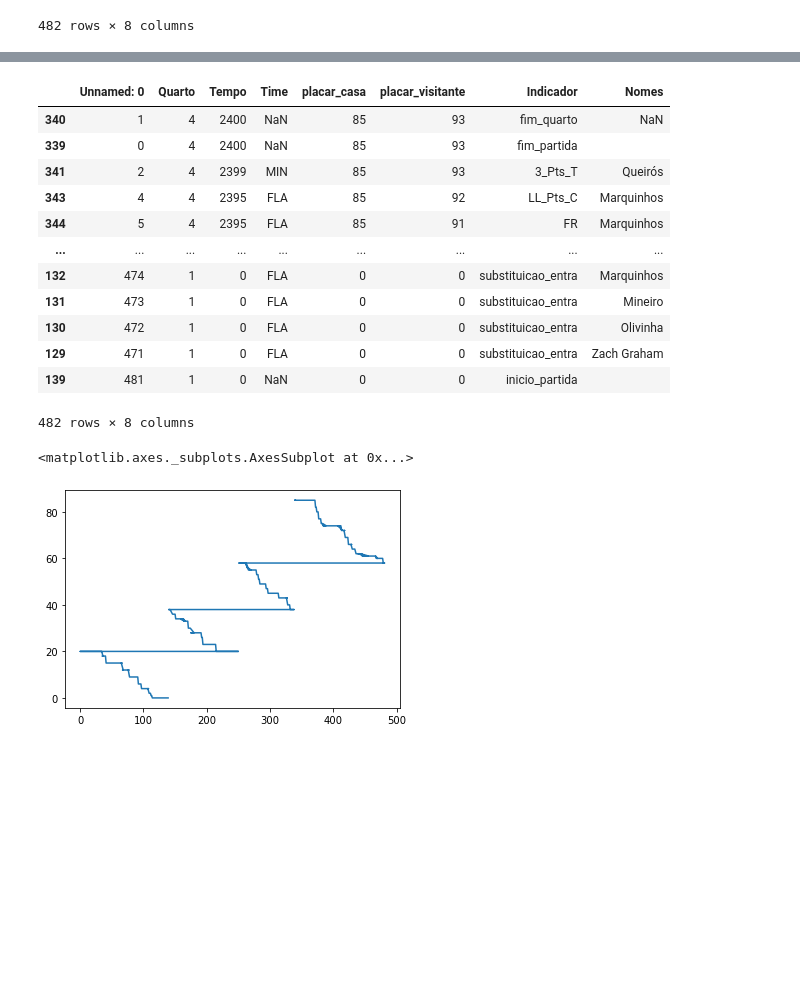
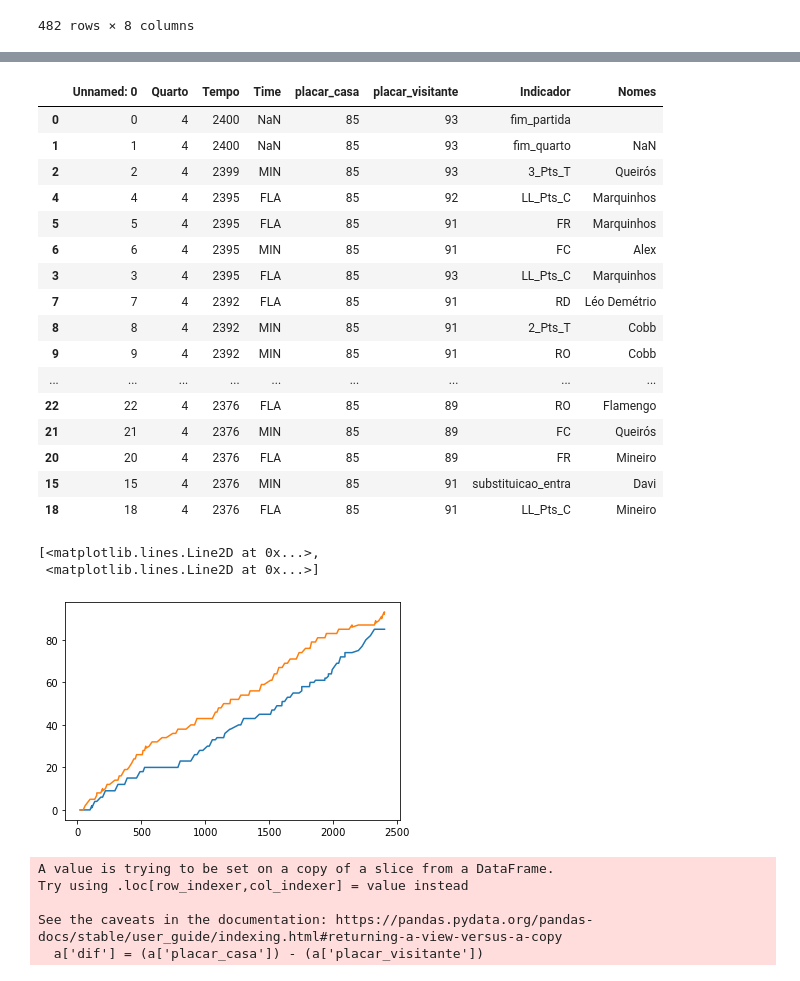
Before and after one commit to Rafael-Prochnow/Analise-descritiva-para-um-time, a Jupyter notebook: Jogada_Jogada.ipynb, the cells around one changed output, grey strips where cells are left out. Saved outputs shown, nothing was run; the diff lists cells and outputs as text; code cells hidden in the pictures; blank space fills up the shorter version.

```diff
--- a/Jogada_Jogada.ipynb
+++ b/Jogada_Jogada.ipynb
@@ -115,21 +67,25 @@ segundo_quarto
 # %%
-jogada_jogada = pd.concat([primeiro_quarto, segundo_quarto, terceiro_quarto, quarto_quarto,
-                          quinto_quarto, sexto_quarto, setimo_quarto], ignore_index=True)
+jogada_jogada = pd.concat([setimo_quarto, sexto_quarto, quinto_quarto, quarto_quarto, terceiro_quarto,
+                          segundo_quarto, primeiro_quarto], ignore_index=True)
 # %%
 jogada_jogada.sort_values(by='Tempo', ascending=False, inplace=True)
 # %%
-jogada_jogada
+jogada_jogada.head(20)
 # %% [output]
 |  | Unnamed: 0 | Quarto | Tempo | Time | placar_casa | placar_visitante | Indicador | Nomes |
-| 340 | 1 | 4 | 2400 | NaN | 85 | 93 | fim_quarto | NaN |
-| 339 | 0 | 4 | 2400 | NaN | 85 | 93 | fim_partida |  |
-| 341 | 2 | 4 | 2399 | MIN | 85 | 93 | 3_Pts_T | Queirós |
-| 343 | 4 | 4 | 2395 | FLA | 85 | 92 | LL_Pts_C | Marquinhos |
-| 344 | 5 | 4 | 2395 | FLA | 85 | 91 | FR | Marquinhos |
+| 0 | 0 | 4 | 2400 | NaN | 85 | 93 | fim_partida |  |
+| 1 | 1 | 4 | 2400 | NaN | 85 | 93 | fim_quarto | NaN |
+| 2 | 2 | 4 | 2399 | MIN | 85 | 93 | 3_Pts_T | Queirós |
+| 4 | 4 | 4 | 2395 | FLA | 85 | 92 | LL_Pts_C | Marquinhos |
+| 5 | 5 | 4 | 2395 | FLA | 85 | 91 | FR | Marquinhos |
+| 6 | 6 | 4 | 2395 | MIN | 85 | 91 | FC | Alex |
+| 3 | 3 | 4 | 2395 | FLA | 85 | 93 | LL_Pts_C | Marquinhos |
+| 7 | 7 | 4 | 2392 | FLA | 85 | 91 | RD | Léo Demétrio |
+| 8 | 8 | 4 | 2392 | MIN | 85 | 91 | 2_Pts_T | Cobb |
+| 9 | 9 | 4 | 2392 | MIN | 85 | 91 | RO | Cobb |
 | ... | ... | ... | ... | ... | ... | ... | ... | ... |
-| 132 | 474 | 1 | 0 | FLA | 0 | 0 | substituicao_entra | Marquinhos |
-| 131 | 473 | 1 | 0 | FLA | 0 | 0 | substituicao_entra | Mineiro |
-| 130 | 472 | 1 | 0 | FLA | 0 | 0 | substituicao_entra | Olivinha |
-| 129 | 471 | 1 | 0 | FLA | 0 | 0 | substituicao_entra | Zach Graham |
-| 139 | 481 | 1 | 0 | NaN | 0 | 0 | inicio_partida |  |
+| 22 | 22 | 4 | 2376 | FLA | 85 | 89 | RO | Flamengo |
+| 21 | 21 | 4 | 2376 | MIN | 85 | 89 | FC | Queirós |
+| 20 | 20 | 4 | 2376 | FLA | 85 | 89 | FR | Mineiro |
+| 15 | 15 | 4 | 2376 | MIN | 85 | 91 | substituicao_entra | Davi |
+| 18 | 18 | 4 | 2376 | FLA | 85 | 91 | LL_Pts_C | Mineiro |
-482 rows × 8 columns
@@ -138,5 +100,24 @@ jogada_jogada
 # %%
-jogada_jogada['placar_casa'].plot()
+# a[['placar_casa', 'placar_visitante']].plot()
-# %% [output]
-<matplotlib.axes._subplots.AxesSubplot at 0x...>
-[figure, removed]
+# %%
+fig, ax = plt.subplots()
+x = a['Tempo']
+y = a[['placar_casa', 'placar_visitante']]
+ax.plot(x, y)
+
+# tentar colocar uma minha vermelha entre os quartos, para separar visualmente
+#threshold = 1800
+#ax.fill_between(0, 1, where=y > threshold,
+#                color='green', alpha=0.5, transform=ax.get_xaxis_transform())
+# %% [output]
+[<matplotlib.lines.Line2D at 0x...>,
+ <matplotlib.lines.Line2D at 0x...>]
+[figure, added]
+# %%
+a['dif'] = a['placar_casa'] - a['placar_visitante']
+# %% [output]
+A value is trying to be set on a copy of a slice from a DataFrame.
+Try using .loc[row_indexer,col_indexer] = value instead
+
+See the caveats in the documentation: https://pandas.pydata.org/pandas-docs/stable/user_guide/indexing.html#returning-a-view-versus-a-copy
+  a['dif'] = (a['placar_casa']) - (a['placar_visitante'])
```
Also changed, not shown: parts of 8 cells of this notebook.
